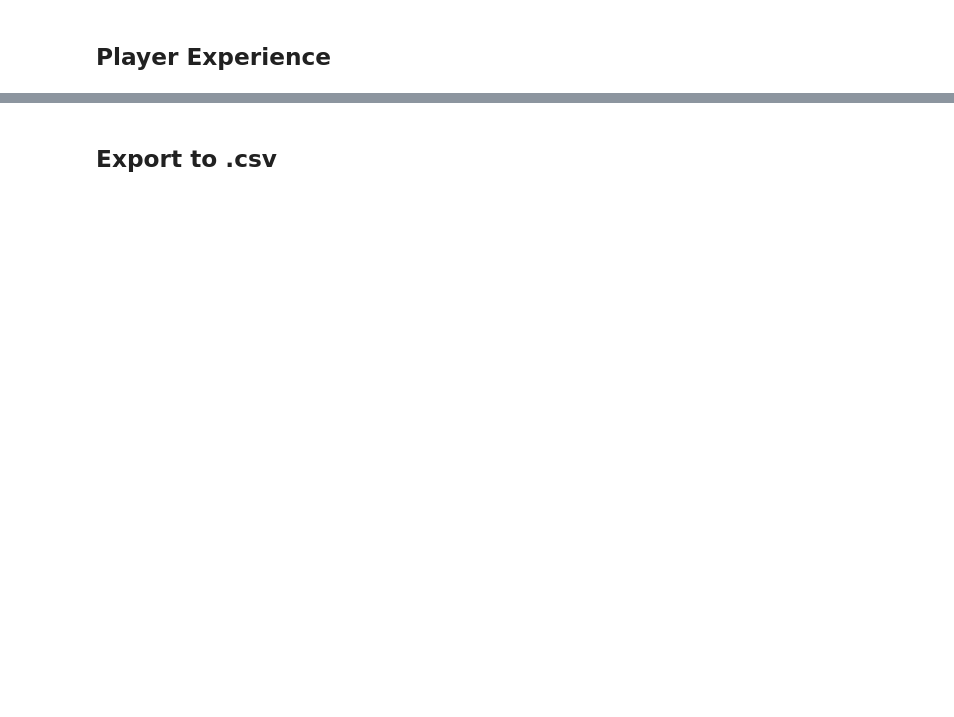
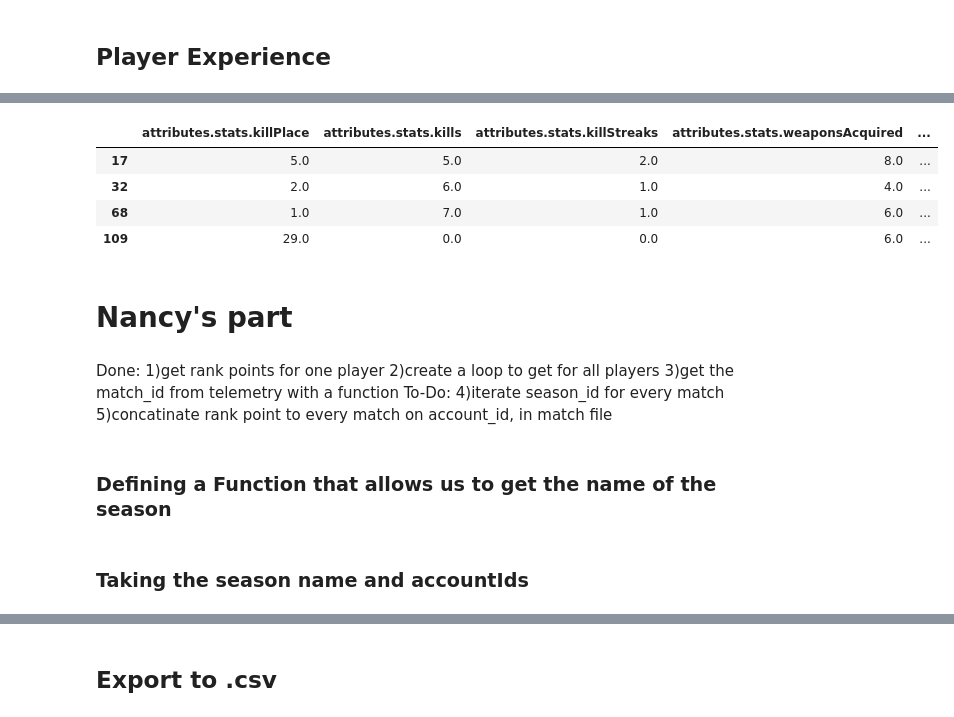
Before and after one commit to valerii-ginak/PUBG_Capstone, a Jupyter notebook: PUBG_Nancy.ipynb, the cells around one changed output, grey strips where cells are left out. Drawn from its saved outputs; the diff is of its cells as text; code cells hidden in the pictures; blank space fills up the shorter version.

```diff
--- a/PUBG_Nancy.ipynb
+++ b/PUBG_Nancy.ipynb
@@ -465,0 +201,4 @@ Name: ranking, dtype: int64
+# %%
+player= player.rename(columns={'attributes.stats.playerId': 'accountId'})
+player= player[player['accountId'].notna()]
+player
@@ -465,0 +224,27 @@ Name: ranking, dtype: int64
+# %%
+result = pd.merge(player,data[['teamId', 'ranking','accountId']],on='accountId')
+result = result.drop_duplicates()
+rankings=result.groupby('teamId')['ranking'].agg(pd.Series.idxmax)
+df_rank = pd.merge(result, rankings, on=['teamId'], how='left')
+df_rank=df_rank.drop(["ranking_x","attributes.stats.teamId","attributes.stats.rank"],axis=1)
+df_rank=df_rank.drop_duplicates()
+# %%
+df_rank[df_rank['teamId']==6]
+# %% [output]
+|  | attributes.stats.killPlace | attributes.stats.kills | attributes.stats.killStreaks | attributes.stats.weaponsAcquired | ... |
+| 17 | 5.0 | 5.0 | 2.0 | 8.0 | ... |
+| 32 | 2.0 | 6.0 | 1.0 | 4.0 | ... |
+| 68 | 1.0 | 7.0 | 1.0 | 6.0 | ... |
+| 109 | 29.0 | 0.0 | 0.0 | 6.0 | ... |
+# %% [markdown]
+# Nancy's part
+# %% [markdown]
+Done:
+1)get rank points for one player
+2)create a loop to get for all players
+3)get the match_id from telemetry with a function
+To-Do:
+4)iterate season_id for every match
+5)concatinate rank point to every match on account_id, in match file
+# %% [markdown]
+### Defining a Function that allows us to get the name of the season
@@ -465,0 +255,2 @@ Name: ranking, dtype: int64
+# %% [markdown]
+### Taking the season name and accountIds
```
Also changed, not shown: parts of 54 cells of this notebook.
